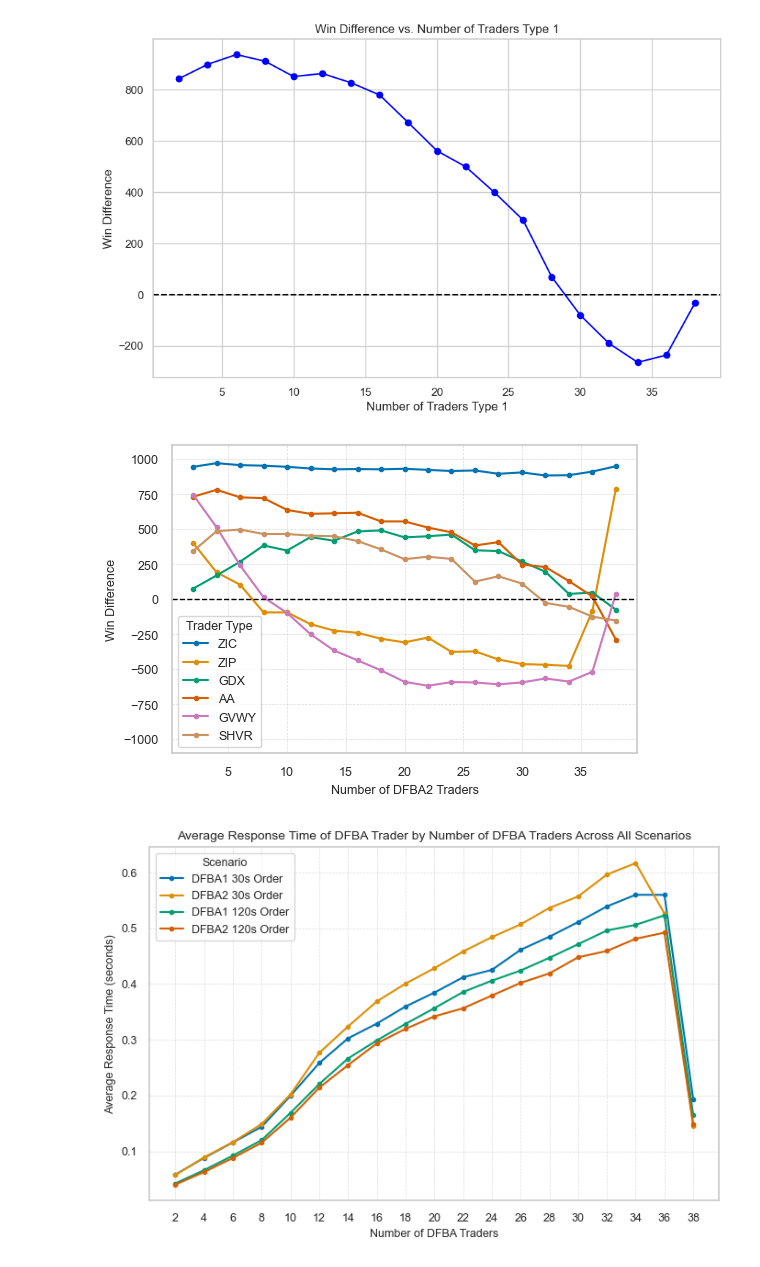
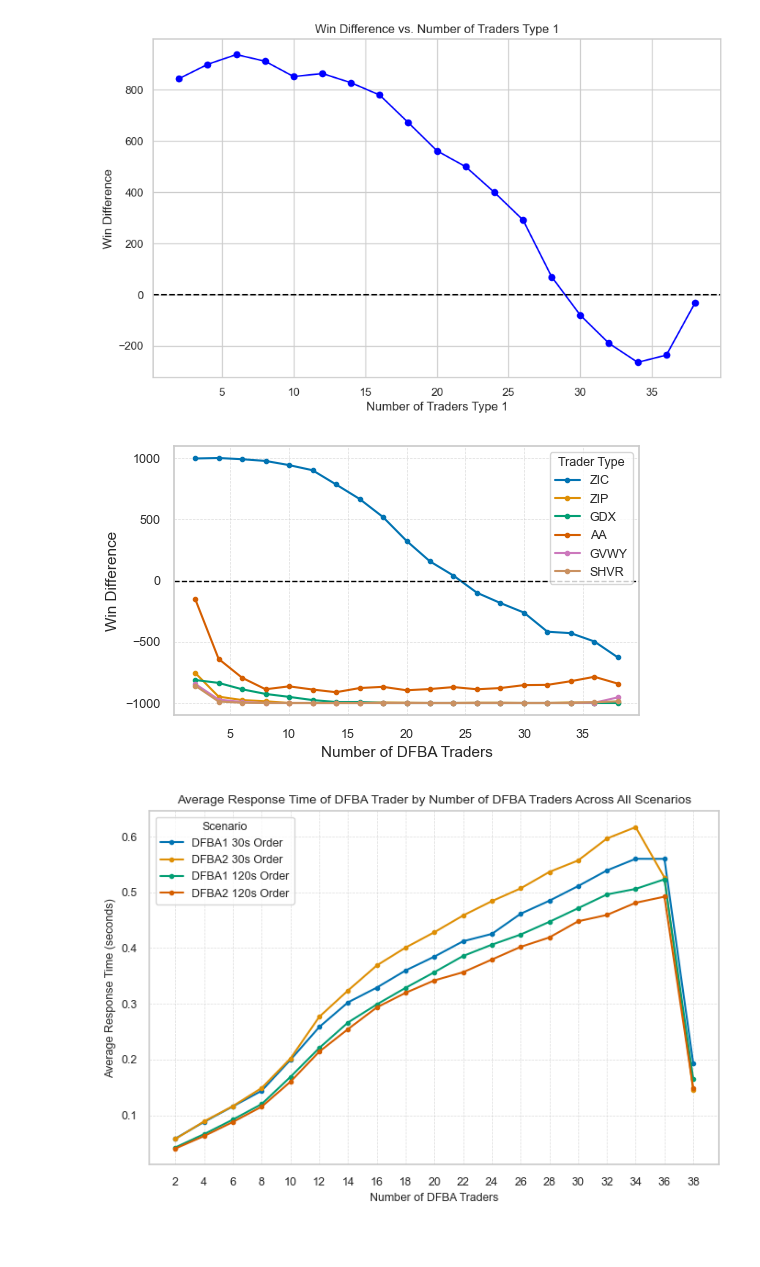
Before and after one commit to Cam-Dipol/Deep-Learning-Trader-BFBSE, a Jupyter notebook: Results_analysis v2.ipynb, the cells around one changed output. Saved outputs shown, nothing was run; the diff lists cells and outputs as text; code cells hidden in the pictures.

```diff
--- a/Results_analysis v2.ipynb
+++ b/Results_analysis v2.ipynb
@@ -405,7 +405,7 @@ import pandas as pd
 import matplotlib.pyplot as plt
 import os
 
-folder_path = r'C:\Users\camer\Documents\Masters Thesis\Data\Testing data\DFBA2 1secbatch 30sec customer order'
+folder_path = r'C:\Users\camer\Documents\Masters Thesis\Data\Testing data\DFBA1 10secbatch 30sec customer order'
 trader_files = [
     '1 - ZIC.csv',
     '2 - ZIP.csv',
@@ -428,41 +428,41 @@ sns.set_palette("colorblind")
 colours = sns.color_palette("colorblind", len(trader_files))
 
 
-plt.figure(figsize=(6, 4))
+plt.figure(figsize=(6, 3.5))
 
 for i, trader_file in enumerate(trader_files):
     file_path = os.path.join(folder_path, trader_file)
     df = pd.read_csv(file_path)
 
     df['Winner'] = np.where(df['Profit_per_trader_1'] > df['Profit_per_trader_2'], df['Trader_Type_1'], df['Trader_Type_2'])
 
     if trader_file == '4 - AA.csv':
         win_counts = df.groupby(['Num_Traders_2', 'Winner']).size().unstack(fill_value=0)
         win_counts['Win_Difference'] = - win_counts.iloc[:, 0] + win_counts.iloc[:, 1]
     else:
         win_counts = df.groupby(['Num_Traders_1', 'Winner']).size().unstack(fill_value=0)
         win_counts['Win_Difference'] = win_counts.iloc[:, 0] - win_counts.iloc[:, 1]
 
 
     plt.plot(win_counts.index, win_counts['Win_Difference'],
              linestyle='-', marker='o', label=trader_type_map[trader_file], color=colours[i],
              markersize=3, linewidth=1.5)
 
 plt.axhline(0, color='black', linestyle='--', linewidth=1)
 
-plt.xlabel('Number of DFBA2 Traders', fontsize=9)
-plt.ylabel('Win Difference', fontsize=9)
+plt.xlabel('Number of DFBA Traders', fontsize=11)
+plt.ylabel('Win Difference', fontsize=11)
 plt.xticks(fontsize=9)
 plt.yticks(fontsize=9)
 plt.ylim(-1100, 1100)
 
-plt.legend(title='Trader Type', title_fontsize=9, loc='lower left', fontsize=9)
+plt.legend(title='Trader Type', title_fontsize=9, loc='upper right', fontsize=9)
 plt.grid(True, which='both', linestyle='--', linewidth=0.5, alpha=0.7)
 
-plt.savefig('C:/Users/camer/Documents/Masters Thesis/Deep-Learning-Trader-BFBSE/Figures/Trader comparisons/Win_Difference_DFBA2_1secbatch_30seccust.png', dpi=300, bbox_inches='tight')
+plt.savefig('C:/Users/camer/Documents/Masters Thesis/Deep-Learning-Trader-BFBSE/Figures/Trader comparisons/Win_Difference_DFBA1_10secbatch_30seccust.png', dpi=300, bbox_inches='tight')
 plt.show()
 # %% [output]
-[figure, old version]
+[figure, new version]
 # %%
 import pandas as pd
 import matplotlib.pyplot as plt
```
Also changed, not shown: parts of 4 cells of this notebook, 42 other files.
